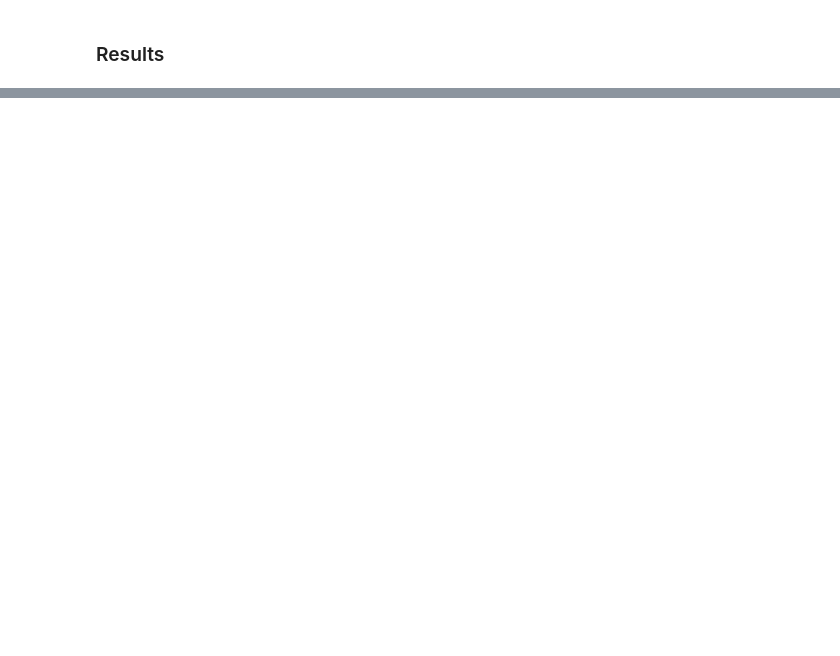
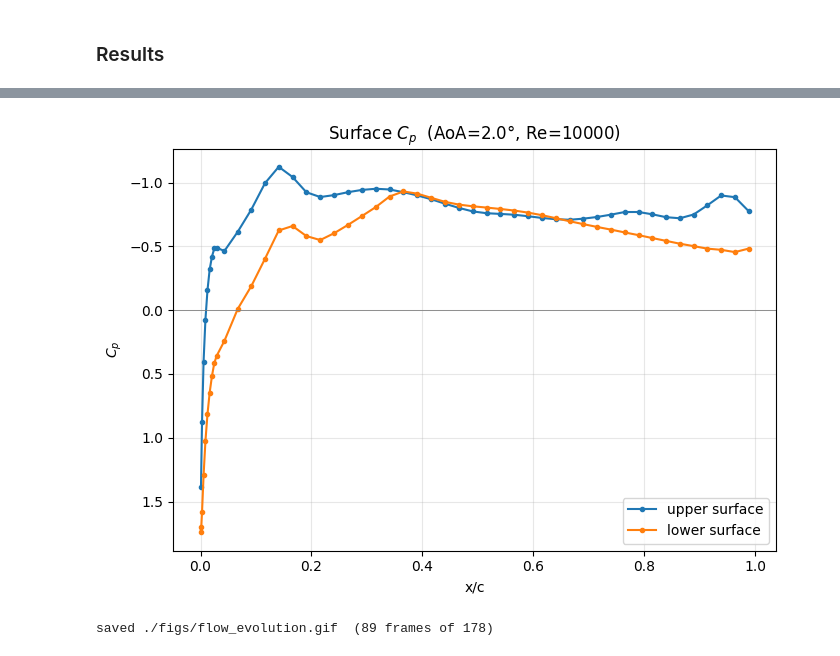
Before and after one commit to JeanCMthomasio/MyCFD, a Jupyter notebook: FiniteVolumes.ipynb, the cells around one changed output, grey strips where cells are left out. Saved outputs shown, nothing was run; the diff lists cells and outputs as text; code cells hidden in the pictures; blank space fills up the shorter version.

```diff
--- a/FiniteVolumes.ipynb
+++ b/FiniteVolumes.ipynb
@@ -661,0 +671,74 @@ plt.tight_layout()
+# %%
+# ---- Surface pressure coefficient  Cp = (p - p_inf) / (0.5 rho U^2) ----
+# Reference p_inf = 0
+# Split upper/lower by surface side (y>=0 / y<0), sorted by x.
+q_inf = 0.5 * DENSITY * U_INF**2
+xu, cpu, xl, cpl = [], [], [], []
+for f in mesh.faces:
+    if f.neighbour_cell is None and f.boundary_name == "AIRFOIL":
+        cp = p[f.owner_cell.id] / q_inf
+        if f.face_center[1] >= 0:
+            xu.append(f.face_center[0])
+            cpu.append(cp)
+        else:
+            xl.append(f.face_center[0])
+            cpl.append(cp)
+iu, il = np.argsort(xu), np.argsort(xl)
+xu, cpu = np.array(xu)[iu], np.array(cpu)[iu]
+xl, cpl = np.array(xl)[il], np.array(cpl)[il]
+
+fig, ax = plt.subplots(figsize=(7, 5))
+ax.plot(xu, cpu, "-o", ms=3, label="upper surface")
+ax.plot(xl, cpl, "-o", ms=3, label="lower surface")
+ax.invert_yaxis()                      # aerodynamic convention: -Cp upward
+ax.axhline(0, color="gray", lw=0.6)
+ax.set_xlabel("x/c"); ax.set_ylabel(r"$C_p$")
+ax.set_title(f"Surface $C_p$  (AoA={np.rad2deg(AOA):.1f}°, Re={U_INF/KINEMATIC_VISCOSITY:.0f})")
+ax.legend()
+ax.grid(alpha=0.3)
+plt.tight_layout()
+# %% [output]
+[figure, added]
+# %%
+# ---- Animate the flow evolution (pressure + velocity magnitude) into a GIF ----
+# Uses the `history` snapshots recorded during the time loop. Run the solver cell first.
+import os
+import matplotlib.animation as animation
+from matplotlib.cm import ScalarMappable
+from matplotlib.colors import Normalize
+os.makedirs("./figs", exist_ok=True)
+
+xc = np.array([c.center[0] for c in mesh.cells])
+yc = np.array([c.center[1] for c in mesh.cells])
+
+# Sub-sample so the GIF is at most ~60 frames, then fix colour scales across all frames
+stride = max(1, len(history) // 60)
+frames = history[::stride]
+speed_all = np.concatenate([np.hypot(u_i, v_i) for _, u_i, v_i, _ in frames])
+p_all     = np.concatenate([p_i for *_, p_i in frames])
+pmin, pmax = np.percentile(p_all, [2, 98])
+smax = np.percentile(speed_all, 98)
+
+fig, ax = plt.subplots(2, 1, figsize=(12, 6))
+fig.colorbar(ScalarMappable(Normalize(pmin, pmax), cmap="coolwarm"), ax=ax[0], label="p")
+fig.colorbar(ScalarMappable(Normalize(0.0, smax), cmap="viridis"),  ax=ax[1], label="|u|")
+
+def draw(i):
+    tt, u_i, v_i, p_i = frames[i]
+    speed = np.hypot(u_i, v_i)
+    for a in ax:
+        a.clear()
+    ax[0].tripcolor(xc, yc, p_i, shading="gouraud", cmap="coolwarm", vmin=pmin, vmax=pmax)
+    ax[0].quiver(xc[::2], yc[::2], u_i[::2], v_i[::2], scale=85, width=0.001)
+    ax[0].fill(airfoil[:, 0], airfoil[:, 1], color="k")
+    ax[0].set_title(f"Pressure + velocity   t = {tt:.2f}"); ax[0].set_aspect("equal")
+    ax[1].tripcolor(xc, yc, speed, shading="gouraud", cmap="viridis", vmin=0.0, vmax=smax)
+    ax[1].fill(airfoil[:, 0], airfoil[:, 1], color="k")
+    ax[1].set_title("Velocity magnitude"); ax[1].set_aspect("equal")
+
+anim = animation.FuncAnimation(fig, draw, frames=len(frames), interval=100)
+anim.save("./figs/flow_evolution.gif", writer="pillow", fps=10, dpi=90)
+plt.close(fig)
+print(f"saved ./figs/flow_evolution.gif  ({len(frames)} frames of {len(history)})")
+# %% [output]
+saved ./figs/flow_evolution.gif  (89 frames of 178)
```
Also changed, not shown: parts of 4 cells of this notebook, 2 other files.
